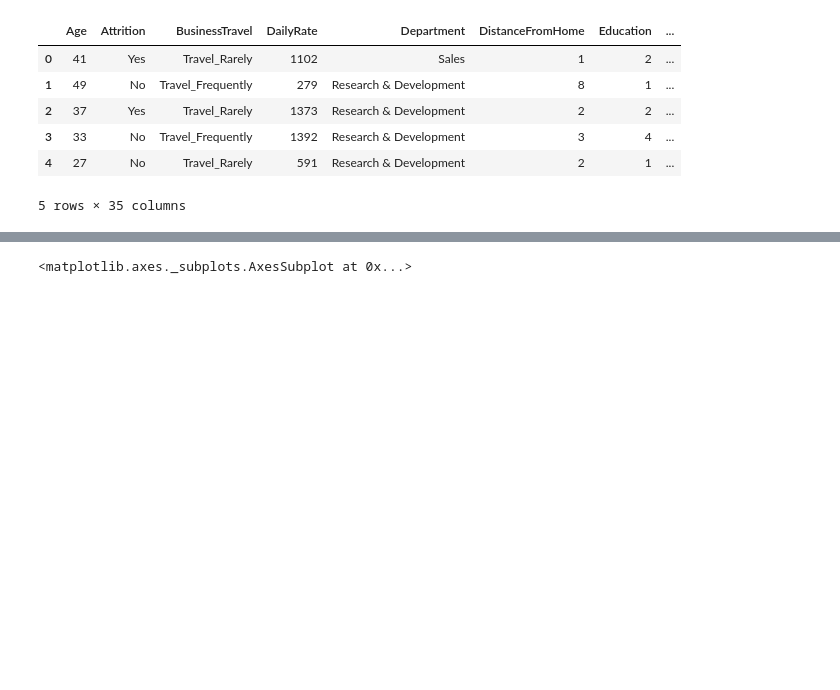
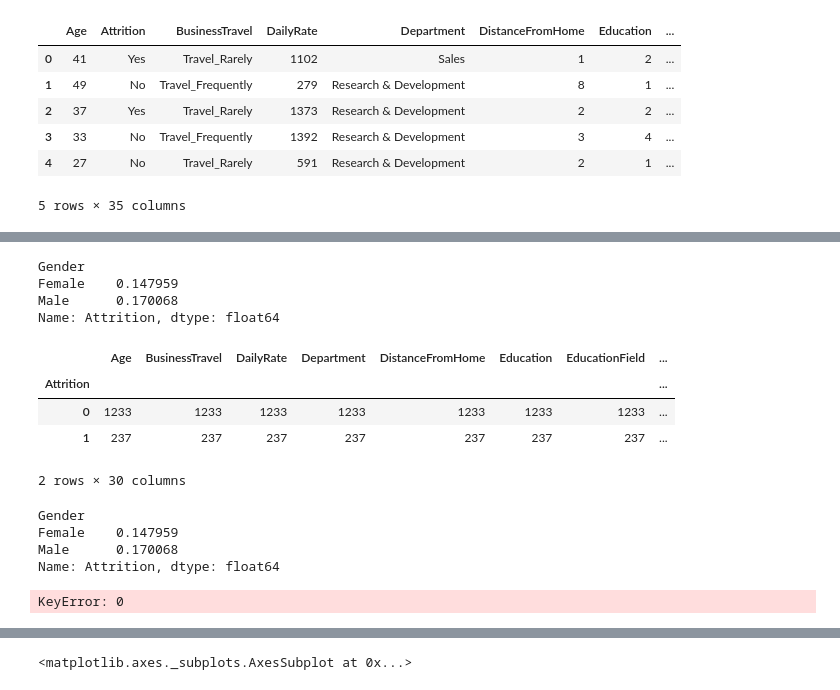
Before and after one commit to nicholaslesh/IBM-People-Analytics-Group-Project, a Jupyter notebook: logistic_regression.ipynb, the cells around one changed output, grey strips where cells are left out. Cells and saved outputs as stored; diff of their text form; code cells hidden in the pictures; blank space fills up the shorter version.

```diff
--- a/logistic_regression.ipynb
+++ b/logistic_regression.ipynb
@@ -179,0 +192,15 @@ data = data.drop(columns=["Over18", "EmployeeCount", "EmployeeNumber", "Standard
+# %%
+table["Attrition"]
+# %% [output]
+Gender
+Female    0.147959
+Male      0.170068
+Name: Attrition, dtype: float64
+# %%
+df.groupby("").count()
+# %% [output]
+|  | Age | BusinessTravel | DailyRate | Department | DistanceFromHome | Education | EducationField | ... |
+| Attrition |  |  |  |  |  |  |  | ... |
+| 0 | 1233 | 1233 | 1233 | 1233 | 1233 | 1233 | 1233 | ... |
+| 1 | 237 | 237 | 237 | 237 | 237 | 237 | 237 | ... |
+2 rows × 30 columns
@@ -179,0 +209,16 @@ data = data.drop(columns=["Over18", "EmployeeCount", "EmployeeNumber", "Standard
+# %%
+table = df.groupby(col).mean()["Attrition"]
+# %% [output]
+Gender
+Female    0.147959
+Male      0.170068
+Name: Attrition, dtype: float64
+# %%
+for col in category_cols:
+    table = df.groupby(col).mean()["Attrition"]
+    table['dist'] = df.groupby(col).count()
+    table['dist'] = table['dist'].div(table['dist'].sum())
+    table.plot(kind='bar')
+    plt.show()
+# %% [output]
+KeyError: 0
```
Also changed, not shown: parts of 18 cells of this notebook, 1 other file.
